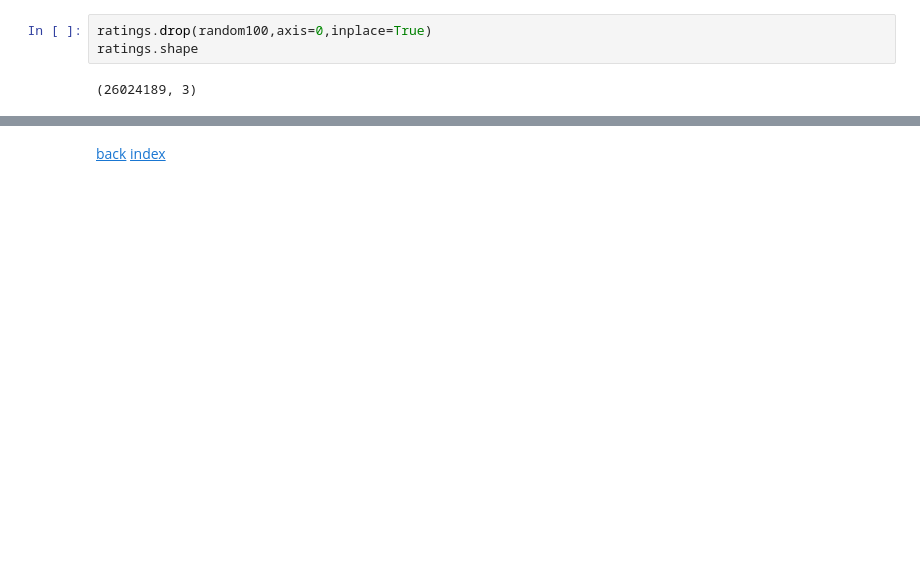
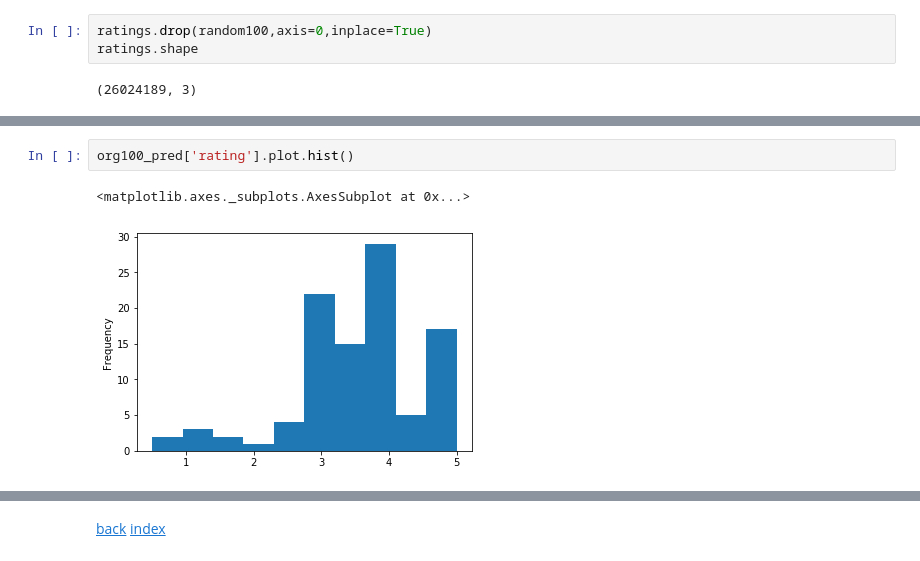
Before and after one commit to andbog/FilmExplore, a Jupyter notebook: part5.ipynb, the cells around one changed output, grey strips where cells are left out. Cells and saved outputs as stored; diff of their text form; blank space fills up the shorter version.

```diff
--- a/part5.ipynb
+++ b/part5.ipynb
@@ -111,0 +186,5 @@ xx
+# %%
+org100_pred['rating'].plot.hist()
+# %% [output]
+<matplotlib.axes._subplots.AxesSubplot at 0x...>
+[figure, added]
```
Also changed, not shown: parts of 22 cells of this notebook.
